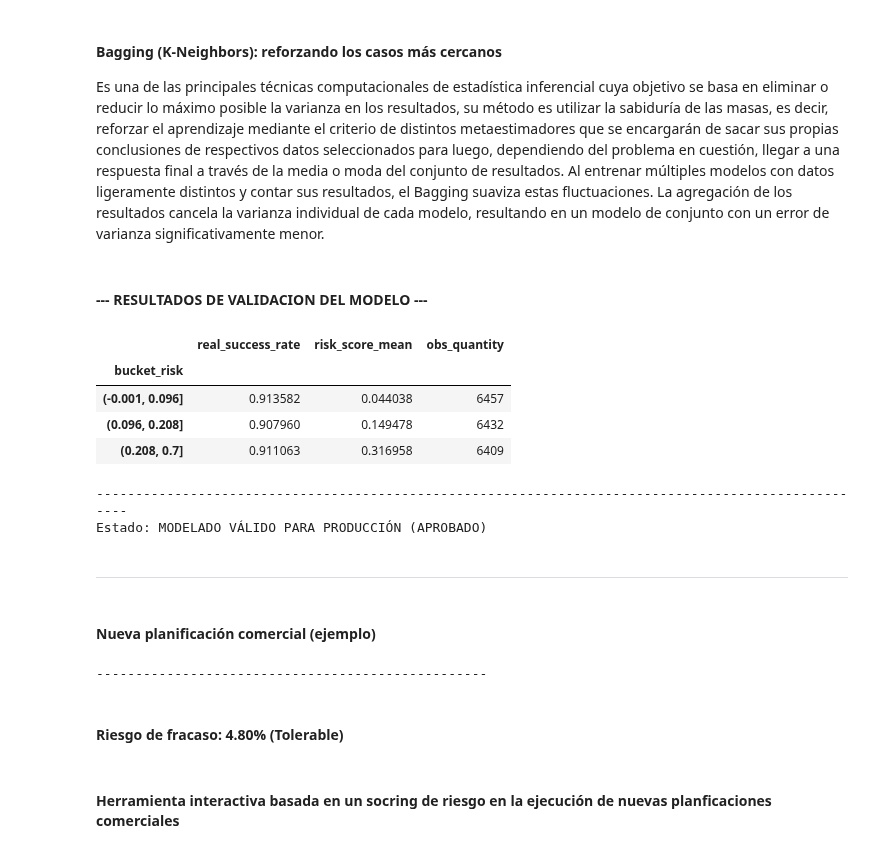
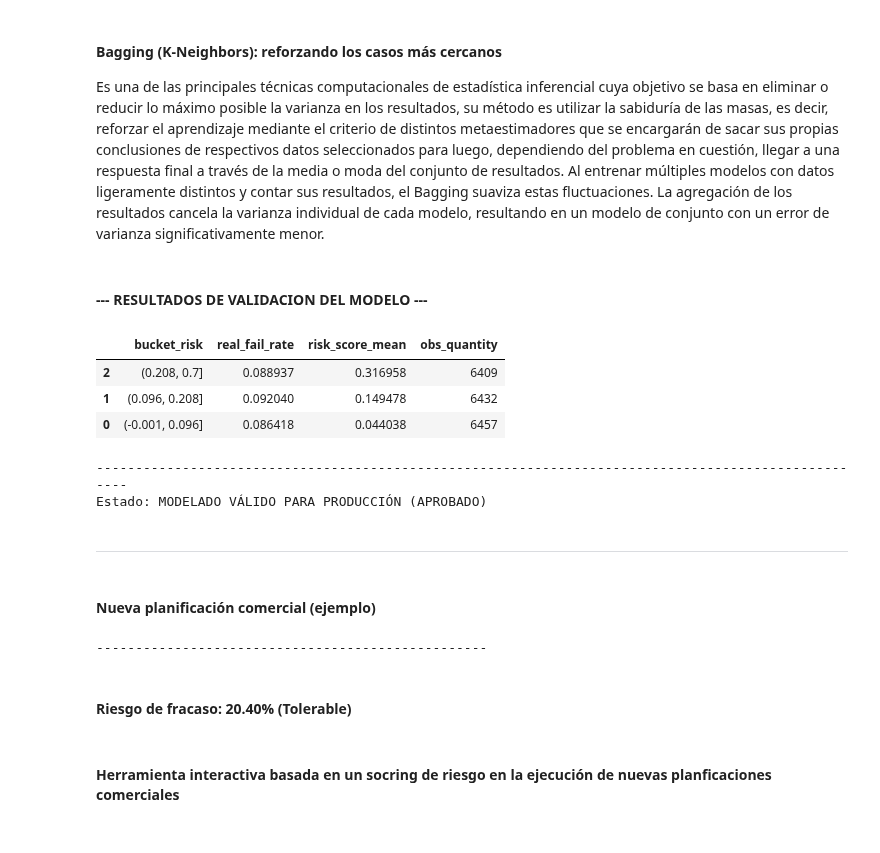
Before and after one commit to genagithub/proyecto-4, a Jupyter notebook: risk_scoring.ipynb, the cells around one changed output. Saved outputs shown, nothing was run; the diff lists cells and outputs as text; code cells hidden in the pictures.

```diff
--- a/risk_scoring.ipynb
+++ b/risk_scoring.ipynb
@@ -19,7 +19,7 @@ from sklearn.neighbors import KNeighborsClassifier
 from sklearn.ensemble import BaggingClassifier
 
 
-df_original = pd.read_csv("data/commercial_planning.csv", encoding="latin-1")
+df_original = pd.read_csv("/content/commercial_planning.csv", encoding="latin-1")
 
 display(Markdown("### Estructura y consistencia de los datos"))
 info_df = pd.DataFrame({
@@ -132,7 +132,7 @@ X_train, X_test, y_train, y_test = train_test_split(df[categorical_vars + numeri
                                                     random_state=42,
                                                     stratify=df["Order Success"])
 
-umbral = 0.05
+umbral = 0.025
 categories_distribution = X_train["Category Name"].value_counts(normalize=True)
 valid_categories = categories_distribution[categories_distribution > umbral].index
 
@@ -155,6 +155,6 @@ X_test_processed = pd.concat([X_test_cat, X_test_num], axis=1)
 smote = SMOTE(sampling_strategy=0.2, random_state=42)
 X_train_processed_balanced, y_train_balanced = smote.fit_resample(X_train_processed, y_train)
 
-display(Markdown("### Dataframe procesado (análisis predictivo)"))
+display(Markdown("### DataFrame procesado (análisis predictivo)"))
 display(X_train_processed_balanced)
 # %% [output]
@@ -186,23 +186,25 @@ bagging_knn = BaggingClassifier(estimator=knn_classifier,
                                 n_jobs=1)
 
 bagging_knn.fit(X_train_processed_balanced, y_train_balanced)
-joblib.dump(bagging_knn, "model/bagging_knn.pkl")
+# joblib.dump(bagging_knn, "model/bagging_knn.pkl")
 
-proba = bagging_knn.predict_proba(X_test_processed)
-prob_risk = proba[:,0]
+prob_risk = bagging_knn.predict_proba(X_test_processed)[:,0]
+y_test_fail = 1 - y_test.values
 
 df_test = pd.DataFrame({
     "risk_score": prob_risk,
-    "target_real": y_test.values
+    "target_fail": y_test_fail
 })
 
-df_test["bucket_risk"] = pd.qcut(df_test["risk_score"], 3)
+df_test["bucket_risk"] = pd.qcut(df_test["risk_score"], 3, duplicates="drop")
 
 risk_table = df_test.groupby("bucket_risk", observed=True).agg(
-    real_success_rate=("target_real","mean"),
+    real_fail_rate=("target_fail","mean"),
     risk_score_mean=("risk_score","mean"),
-    obs_quantity=("target_real","count")
-)
+    obs_quantity=("risk_score","count")
+).reset_index().sort_values("risk_score_mean", ascending=False)
+
+risk_table["bucket_risk"] = risk_table["bucket_risk"].astype(str)
 
 df_high_risk = df_original.loc[(df_original["Market"] == "LATAM") &
                               (df_original["Shipping Mode"] == "Standard Class") &
@@ -211,44 +213,43 @@ df_high_risk = df_original.loc[(df_original["Market"] == "LATAM") &
 new_object = df_high_risk.sample(n=1)
 new_object.drop(columns=["Order Status","Order Item Discount"], inplace=True)
 new_object = new_object.reset_index(drop=True)
 
 obj_num_scaled = scaler.transform(new_object[numeric_vars])
 obj_num_scaled = pd.DataFrame(obj_num_scaled, columns=numeric_vars)
 obj_cat_encoded = encoder.transform(new_object[categorical_vars])
 
 object_processed = pd.concat([obj_cat_encoded, obj_num_scaled], axis=1)
 
 predict_proba = bagging_knn.predict_proba(object_processed)
 prob_fail = predict_proba[0,0] * 100
 
 if prob_fail <= 25:
     level_risk = "Tolerable"
 elif 25 < prob_fail <= 50:
     level_risk = "Importante"
 else:
     level_risk = "Intolerable"
 
 display(Markdown("#### --- RESULTADOS DE VALIDACION DEL MODELO ---"))
 display(risk_table)
 print("-" * 100)
 print("Estado: MODELADO VÁLIDO PARA PRODUCCIÓN (APROBADO)")
 display(Markdown("-" * 70))
 display(Markdown("#### Nueva planificación comercial (ejemplo)"))
 print("-" * 50)
 display(Markdown(f"#### Riesgo de fracaso: {prob_fail:.2f}% ({level_risk})"))
 # %% [output]
 #### --- RESULTADOS DE VALIDACION DEL MODELO ---
-|  | real_success_rate | risk_score_mean | obs_quantity |
-| bucket_risk |  |  |  |
-| (-0.001, 0.096] | 0.913582 | 0.044038 | 6457 |
-| (0.096, 0.208] | 0.907960 | 0.149478 | 6432 |
-| (0.208, 0.7] | 0.911063 | 0.316958 | 6409 |
+|  | bucket_risk | real_fail_rate | risk_score_mean | obs_quantity |
+| 2 | (0.208, 0.7] | 0.088937 | 0.316958 | 6409 |
+| 1 | (0.096, 0.208] | 0.092040 | 0.149478 | 6432 |
+| 0 | (-0.001, 0.096] | 0.086418 | 0.044038 | 6457 |
 ----------------------------------------------------------------------------------------------------
 Estado: MODELADO VÁLIDO PARA PRODUCCIÓN (APROBADO)
 ----------------------------------------------------------------------
 #### Nueva planificación comercial (ejemplo)
 --------------------------------------------------
-#### Riesgo de fracaso: 4.80% (Tolerable)
+#### Riesgo de fracaso: 20.40% (Tolerable)
 # %% [markdown]
 #### Herramienta interactiva basada en un socring de riesgo en la ejecución de nuevas planficaciones comerciales
 # %%
```
Also changed, not shown: parts of 2 cells of this notebook.
